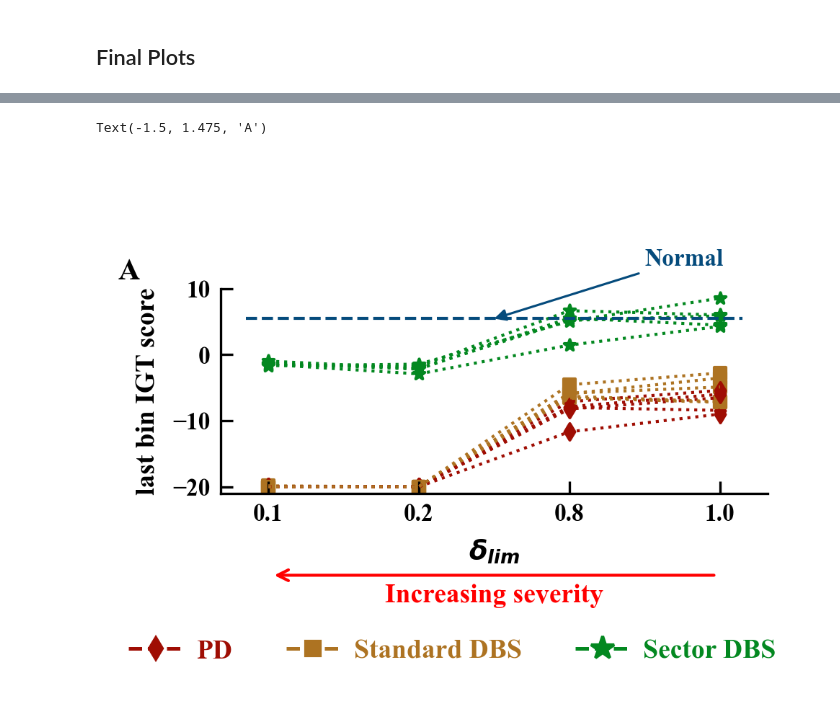
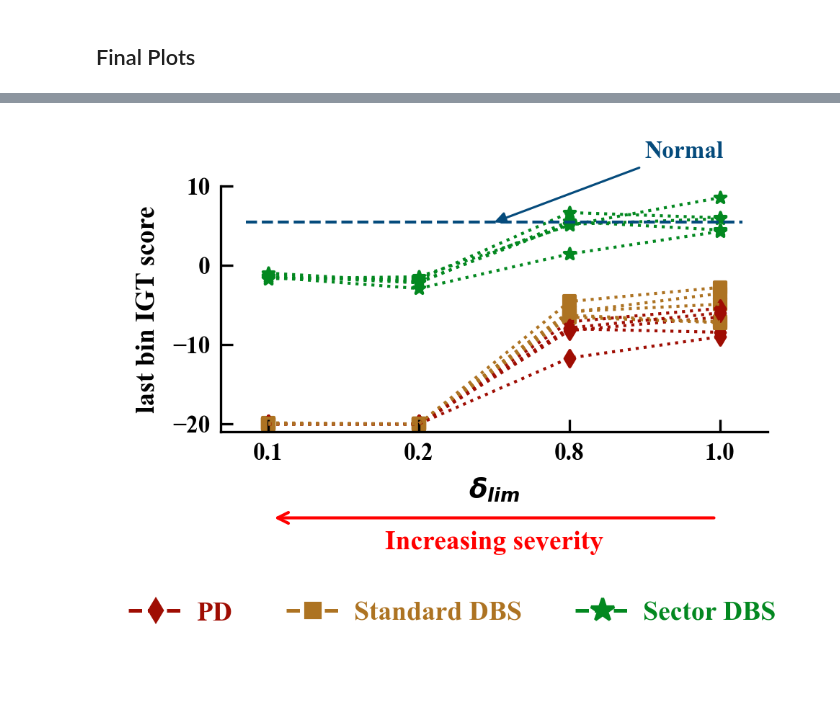
Before and after one commit to CharithaPalika/RotationalDeepBrainStimulation, a Jupyter notebook: results/decision_making_tasks/plotting_igt.ipynb, the cells around one changed output, grey strips where cells are left out. Saved outputs shown, nothing was run; the diff lists cells and outputs as text; code cells hidden in the pictures; blank space fills up the shorter version.

```diff
--- a/results/decision_making_tasks/plotting_igt.ipynb
+++ b/results/decision_making_tasks/plotting_igt.ipynb
@@ -88,7 +88,7 @@ igt_normal_se = data_normal['IGT_exp_std']/np.sqrt(data_normal['n_sim'])
 igt_notmal_expt_se = data_normal['IGT_exp_std']/np.sqrt(75)
 # load PD
 
-data_PD_file = os.path.join(project_root, 'results', 'decision_making_tasks', 'data', 'igt', 'igt_data_PD.pkl')
+data_PD_file = os.path.join(project_root, 'results', 'decision_making_tasks', 'data', 'igt', 'igt_data_PD_1.pkl')
 
 with open(data_PD_file, 'rb') as f:
     data_PD = pickle.load(f)
@@ -412,13 +413,13 @@ handles = [
     Line2D([0], [0], color=colors['std_DBS'], marker='s', linestyle='--', label='Standard DBS'),
     Line2D([0], [0], color=colors['sector_DBS'], marker='*', linestyle='--', label='Sector DBS', markersize = 8),
 ]
-legend = fig.legend(handles=handles, loc='lower center', ncol=5, bbox_to_anchor=(0.5, -0.175), frameon=False, fontsize=9)
+legend = fig.legend(handles=handles, loc='lower center', ncol=5, bbox_to_anchor=(0.5, -0.2), frameon=False, fontsize=9)
 for txt, col in zip(legend.get_texts(), [colors['PD'], colors['std_DBS'], colors['sector_DBS']]):
     txt.set_color(col)
 x_values = np.arange(len(del_lim_arr))
 x_start = x_values[-1]
 x_end = x_values[0]
-y_pos = -0.4
+y_pos = -0.35
 plt.annotate(
     '',  # No text at the arrow tip
     xy=(x_end, y_pos),           # Arrow tip coordinates (end point)
@@ -433,33 +434,37 @@ plt.annotate(
 )
 #
 # 4. Add the text at the center of the arrow.
 plt.annotate(
     'Increasing severity',
     xy=((x_start + x_end) / 2, y_pos-0.1), # Center point of the arrow
     xycoords=('data', 'axes fraction'),
     ha='center',                 # Horizontal alignment
     va='center',                 # Vertical alignment (center on the arrow line)
     fontsize=9,
     color='red'
 )
 
 
 x_min, x_max = plt.xlim()
 plt.hlines(igt_normal[-1]+1, x_min, x_max, color=colors['normal'], linestyle='--', linewidth=1.0)
 x_ann = x_min + 0.5 * (x_max - x_min)               # near left/y-axis
 y_ann = igt_normal[-1]+1
 y_text = igt_normal[-1]+10
 
 plt.annotate(
     'Normal',
     xy=(x_ann, y_ann),
     xytext=(x_ann + 1, y_text),
     arrowprops=dict(arrowstyle='-|>', color=colors['normal'], lw=0.75, shrinkA=0, shrinkB=0),
     fontsize=8, fontweight='bold', color=colors['normal'], va='center'
 )
 
 
-plt.text(-1.5, 1.475, 'A', transform=ax.transAxes, fontsize=10, fontweight='bold', va='top', ha='left')
+# plt.text(-1.5, 1.475, 'A', transform=ax.transAxes, fontsize=10, fontweight='bold', va='top', ha='left')
+
+
+# plt.savefig('plots/supplementary_plot_IGT.png', bbox_inches='tight')
+# plt.savefig('plots/supplementary_plot_IGT.pdf', bbox_inches='tight')
+# plt.savefig('plots/supplementary_plot_IGT.svg', bbox_inches='tight')
 # %% [output]
-Text(-1.5, 1.475, 'A')
-[figure, old version]
+[figure, new version]
```
Also changed, not shown: parts of 2 cells of this notebook, 21 other files.
